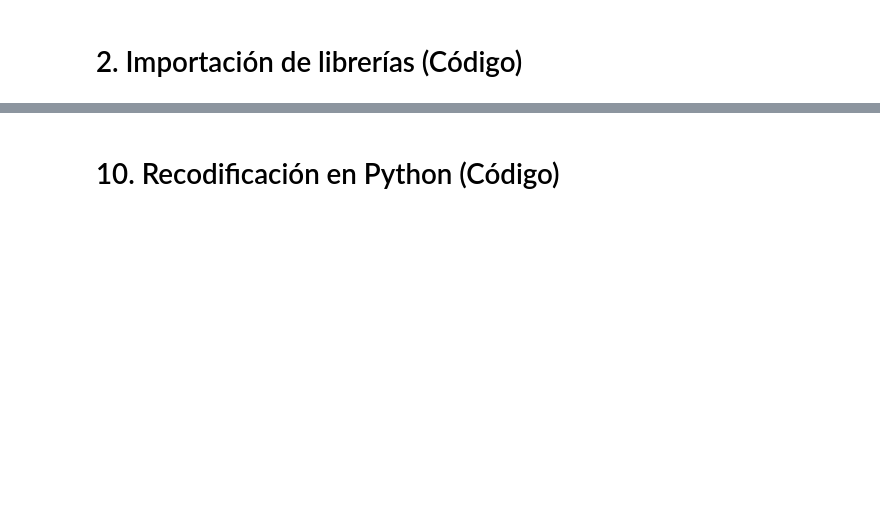
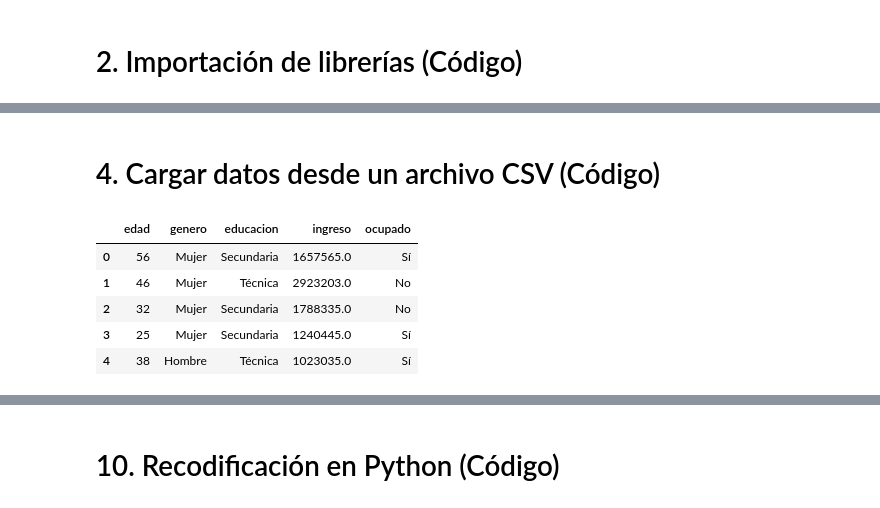
Before and after one commit to marco-canas/curso_analisis_datos_sociales_con_estratificacion, a Jupyter notebook: 1_clases/2_clase/clase_2.ipynb, the cells around one changed output, grey strips where cells are left out. Drawn from its saved outputs; the diff is of its cells as text; code cells hidden in the pictures; blank space fills up the shorter version.

```diff
--- a/1_clases/2_clase/clase_2.ipynb
+++ b/1_clases/2_clase/clase_2.ipynb
@@ -192,0 +211,17 @@ Estas decisiones son **analíticas**, no solo técnicas.
+# %% [markdown]
+
+# 4. Cargar datos desde un archivo CSV (Código)
+# %%
+
+# Ejemplo: cargar un archivo CSV
+# (en Colab, subir previamente el archivo)
+
+df = pd.read_csv("encuesta_ejemplo.csv")
+df.head()
+# %% [output]
+|  | edad | genero | educacion | ingreso | ocupado |
+| 0 | 56 | Mujer | Secundaria | 1657565.0 | Sí |
+| 1 | 46 | Mujer | Técnica | 2923203.0 | No |
+| 2 | 32 | Mujer | Secundaria | 1788335.0 | No |
+| 3 | 25 | Mujer | Secundaria | 1240445.0 | Sí |
+| 4 | 38 | Hombre | Técnica | 1023035.0 | Sí |
```
Also changed, not shown: parts of 82 cells of this notebook, 6 other files.
